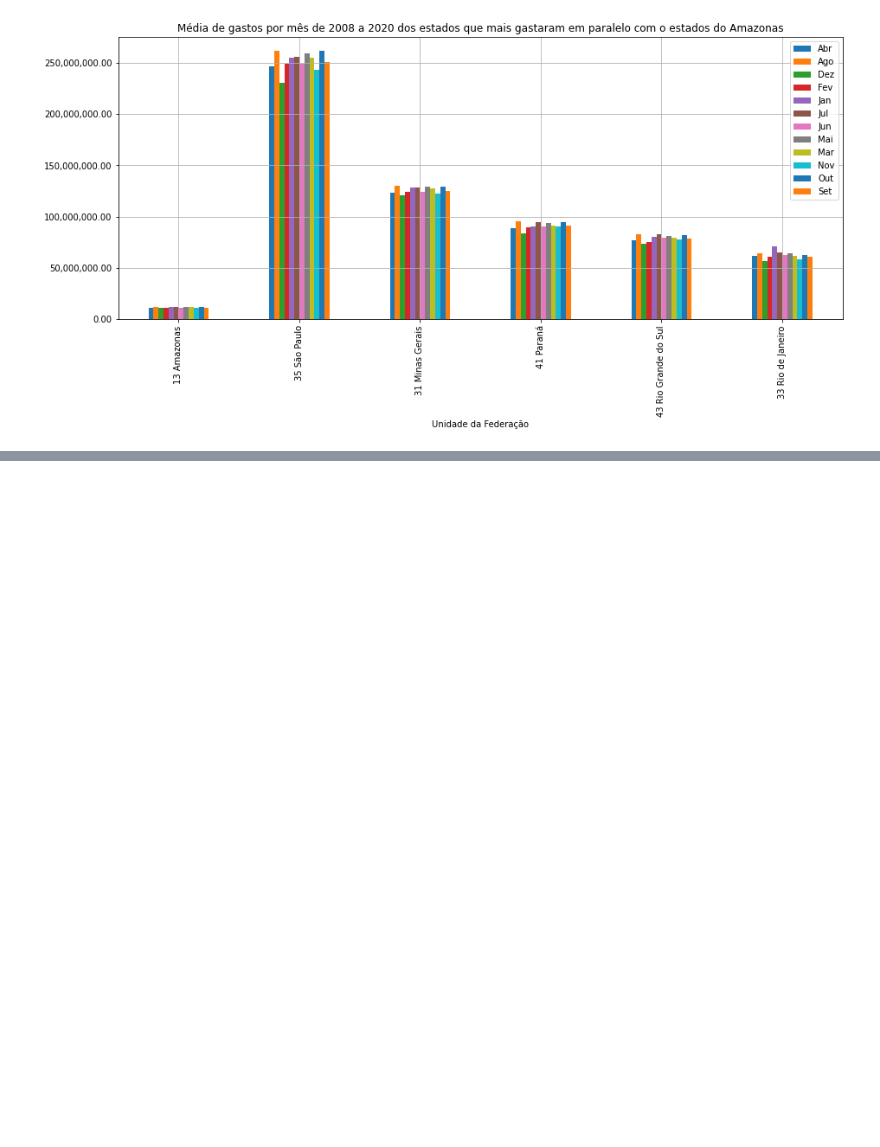
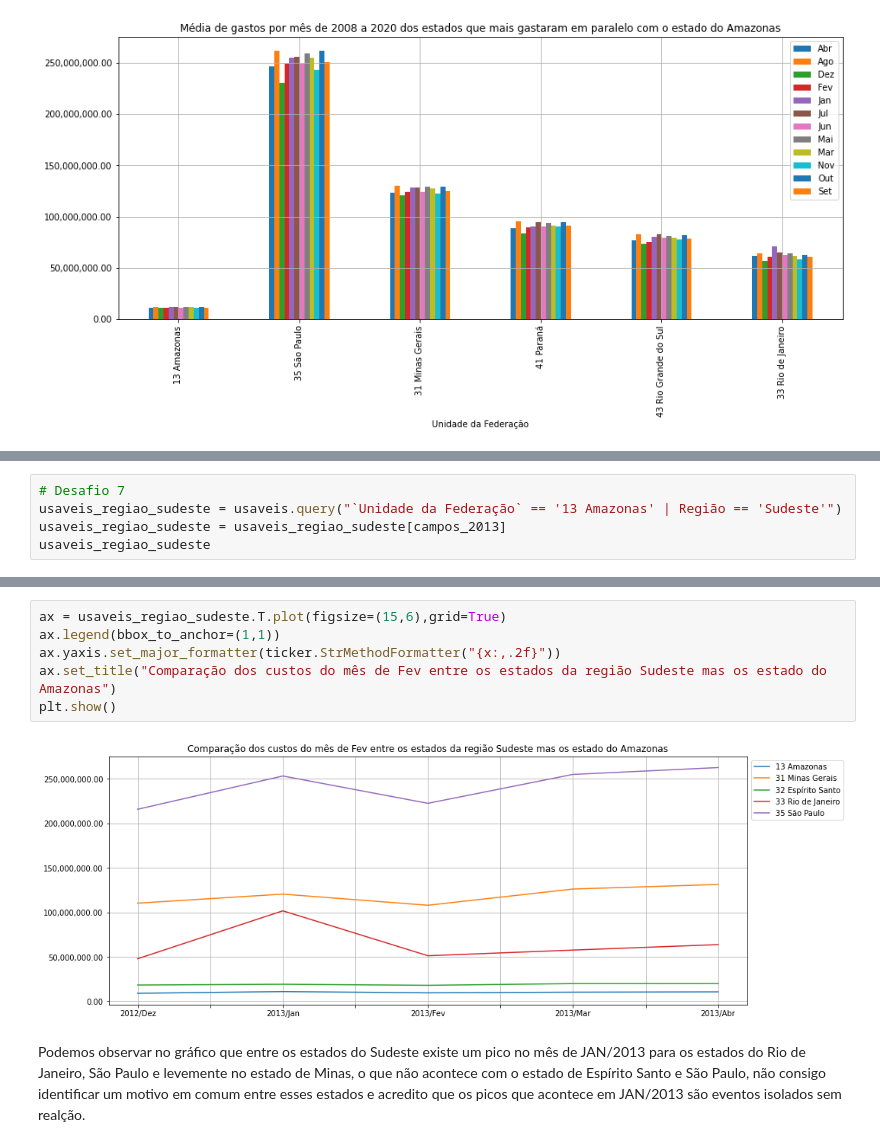
Before and after one commit to r10silveira/bootcampDataScience, a Jupyter notebook: Modulo1/Aula3.ipynb, the cells around one changed output, grey strips where cells are left out. Saved outputs shown, nothing was run; the diff lists cells and outputs as text; blank space fills up the shorter version.

```diff
--- a/Modulo1/Aula3.ipynb
+++ b/Modulo1/Aula3.ipynb
@@ -293,0 +306,5 @@ plt.show()
+# %%
+# Desafio 7
+usaveis_regiao_sudeste = usaveis.query("`Unidade da Federação` == '13 Amazonas' | Região == 'Sudeste'")
+usaveis_regiao_sudeste = usaveis_regiao_sudeste[campos_2013]
+usaveis_regiao_sudeste
@@ -293,0 +319,10 @@ plt.show()
+# %%
+ax = usaveis_regiao_sudeste.T.plot(figsize=(15,6),grid=True)
+ax.legend(bbox_to_anchor=(1,1))
+ax.yaxis.set_major_formatter(ticker.StrMethodFormatter("{x:,.2f}"))
+ax.set_title("Comparação dos custos do mês de Fev entre os estados da região Sudeste mas os estado do Amazonas")
+plt.show()
+# %% [output]
+[figure, added]
+# %% [markdown]
+Podemos observar no gráfico que entre os estados do Sudeste existe um pico no mês de JAN/2013 para os estados do Rio de Janeiro, São Paulo e levemente no estado de Minas, o que não acontece com o estado de Espírito Santo e São Paulo, não consigo identificar um motivo em comum entre esses estados e acredito que os picos que acontece em JAN/2013 são eventos isolados sem realção.
```
Also changed, not shown: parts of 7 cells of this notebook.
